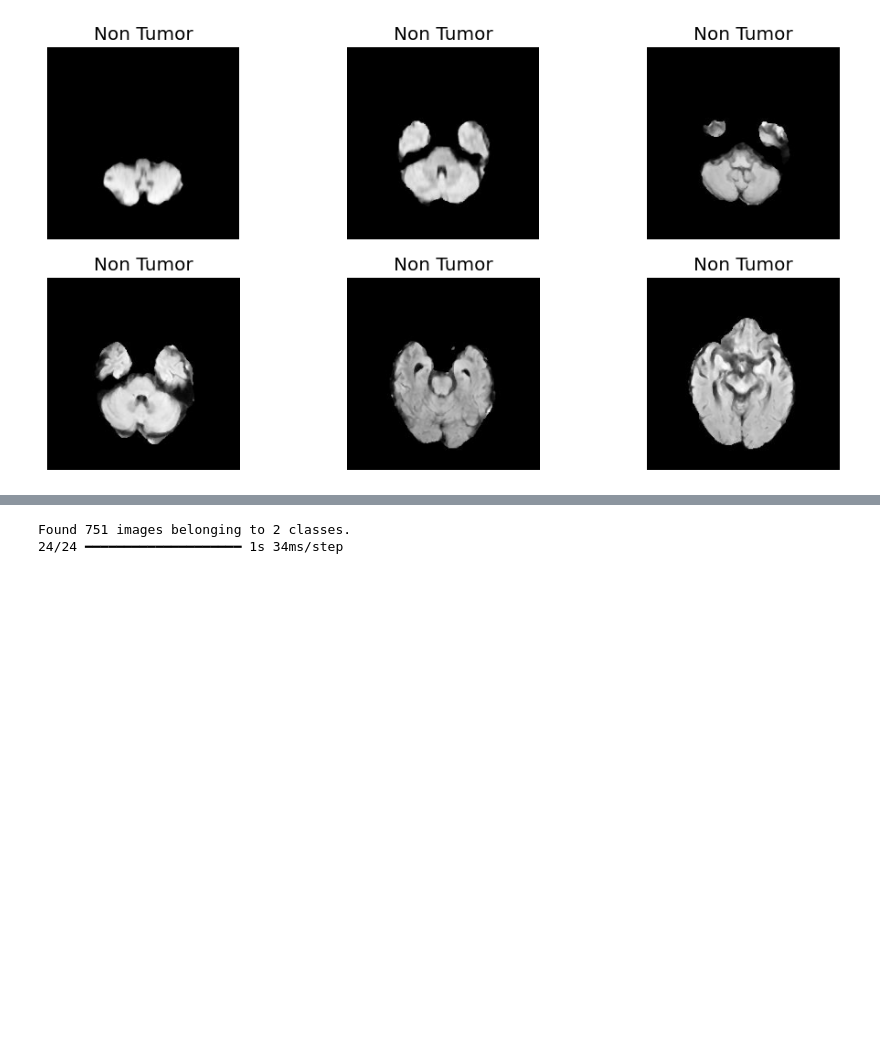
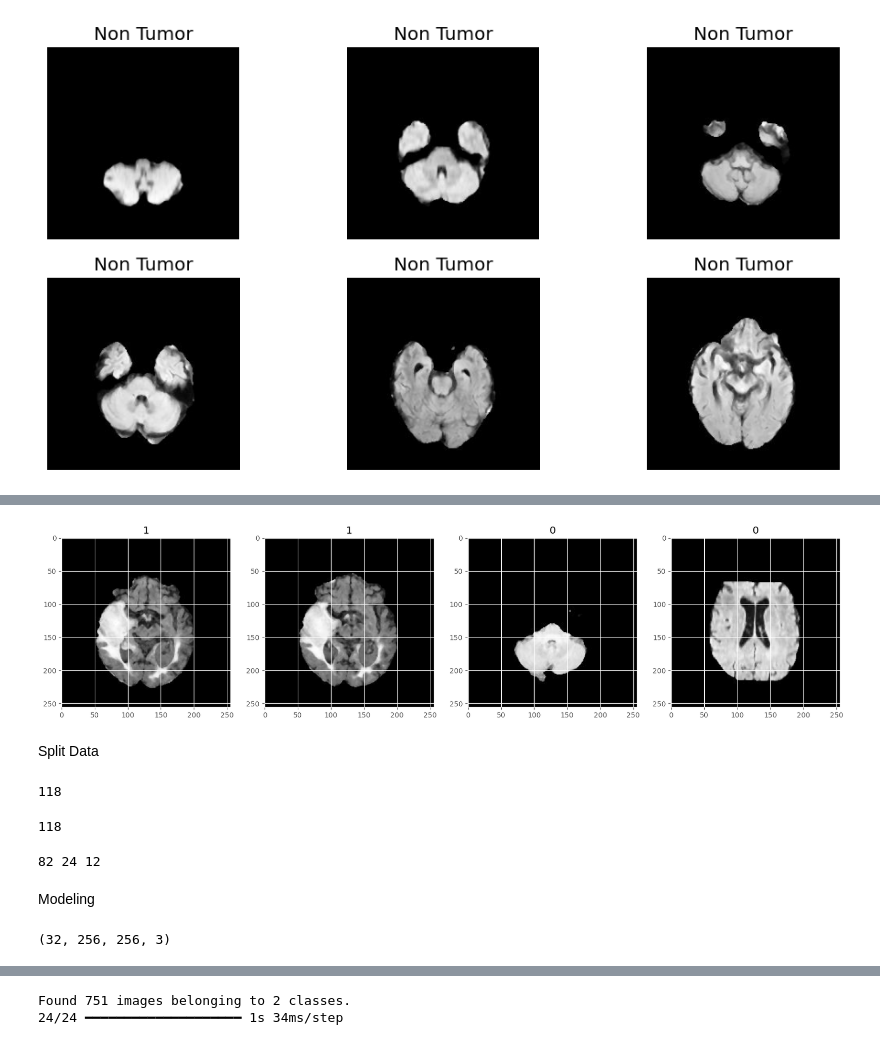
Before and after one commit to grahanoi/classifier_brain_tumor, a Jupyter notebook: main.ipynb, the cells around one changed output, grey strips where cells are left out. Cells and saved outputs as stored; diff of their text form; code cells hidden in the pictures; blank space fills up the shorter version.

```diff
--- a/main.ipynb
+++ b/main.ipynb
@@ -68,0 +114,43 @@ Number of images in non_tumor folder: 2079
+# %%
+# scale the data pipline on the fly
+data = data.map(lambda x, y: (x/255, y))
+
+scaled_interator = data.as_numpy_iterator()
+scaled_batch = scaled_interator.next()
+scaled_batch[0].min()
+
+# display the batch
+fig, ax = plt.subplots(ncols=4, figsize=(20, 20))
+for idx, img in enumerate(scaled_batch[0][:4]):
+    ax[idx].imshow(img)
+    ax[idx].title.set_text(scaled_batch[1][idx])
+# %% [output]
+[figure, added]
+# %% [markdown]
+Split Data
+# %%
+# decide the size of the train, validation and test datasets
+print(len(data))
+train_size = int(len(data)*.7)
+val_size = int(len(data)*.2)+1
+test_size = int(len(data)*.1)+1
+
+train_size + val_size + test_size
+# %% [output]
+118
+118
+# %%
+# split the data into train, validation and test
+train = data.take(train_size)
+val = data.skip(train_size).take(val_size)
+test = data.skip(train_size+val_size).take(test_size)
+
+print(len(train), len(val), len(test))
+# %% [output]
+82 24 12
+# %% [markdown]
+Modeling
+# %%
+batch[0].shape
+# %% [output]
+(32, 256, 256, 3)
```
Also changed, not shown: parts of 8 cells of this notebook.
